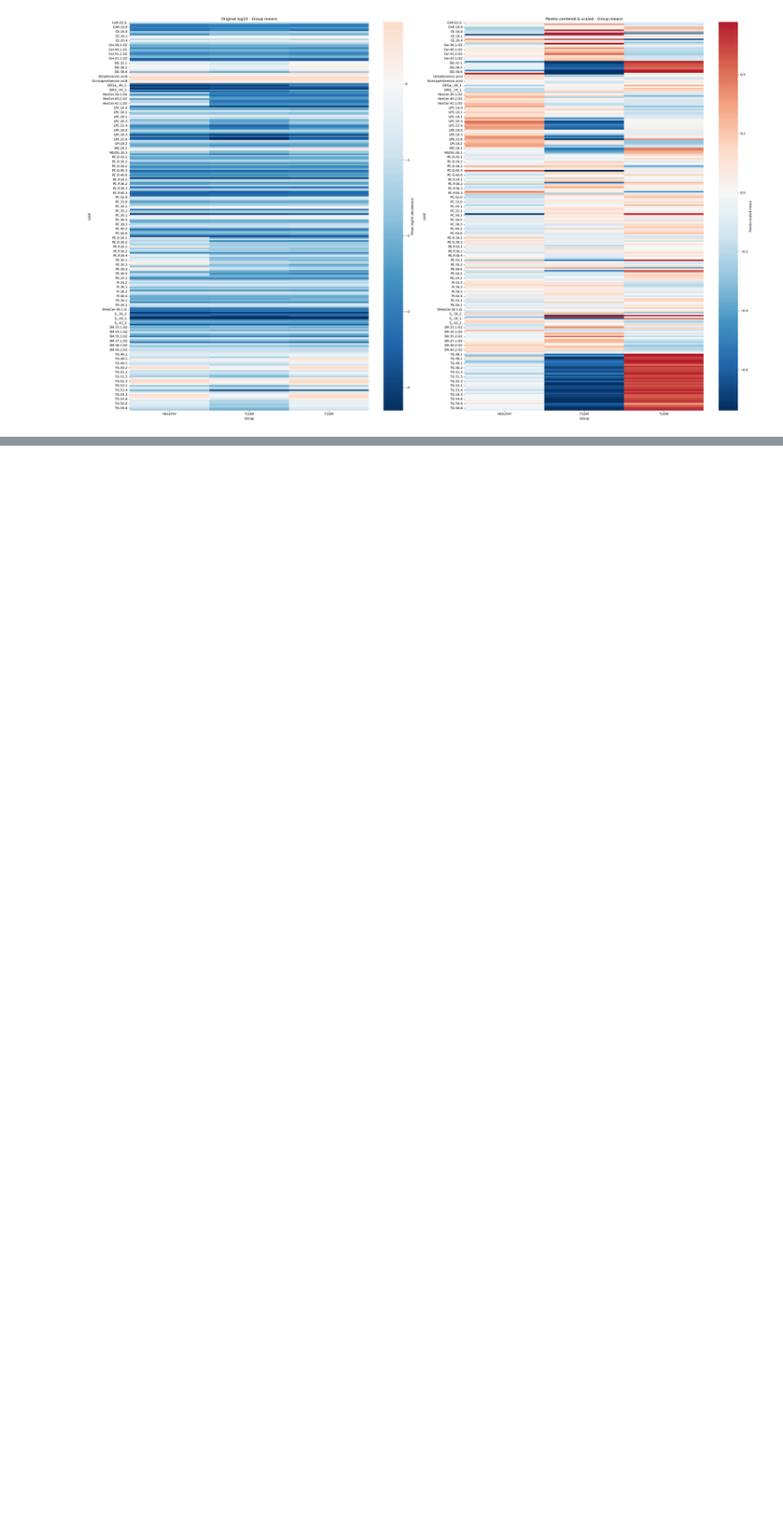
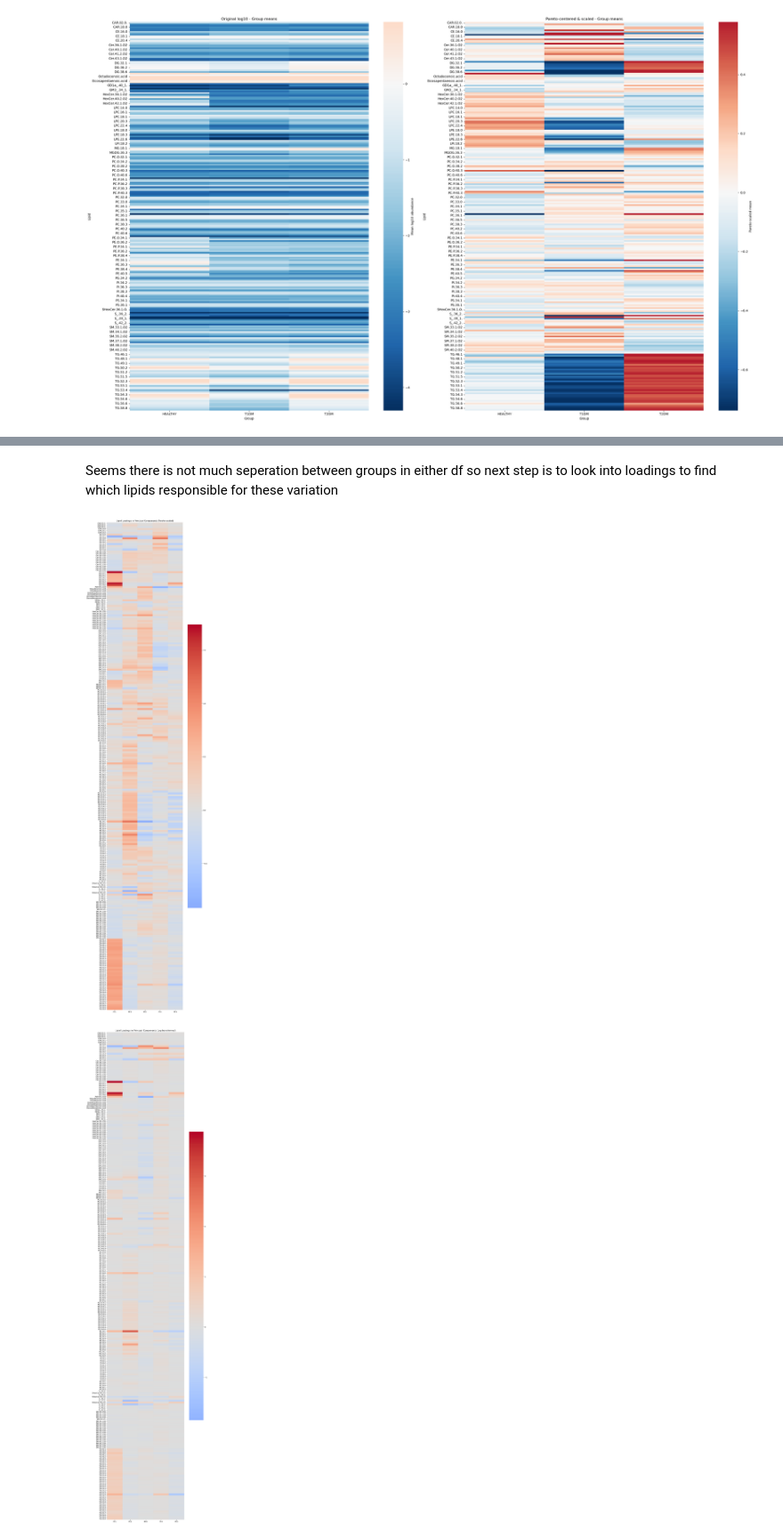
Before and after one commit to hafarah/Targeted_Lipidomics_Pancreas, a Jupyter notebook: Data_cleaning_transformation.ipynb, the cells around one changed output, grey strips where cells are left out. Shown at 89% size. Cells and saved outputs as stored; diff of their text form; code cells hidden in the pictures; blank space fills up the shorter version.

```diff
--- a/Data_cleaning_transformation.ipynb
+++ b/Data_cleaning_transformation.ipynb
@@ -548,0 +702,36 @@ principalComponentsParetoDf.head()
+# %% [markdown]
+Seems there is not much seperation between groups in either df so next step is to look into loadings to find which lipids responsible for these variation
+# %%
+# For Pareto-scaled PCA
+loadingsPareto = pca_pareto.components_.T * np.sqrt(pca_pareto.explained_variance_)
+# print("Loadings (Pareto-scaled):")
+# print(loadingsPareto)
+
+# Get feature names (lipid names)
+featureNames = lipidMatrixParetoOnly.columns
+
+# Heatmap for first 5 PCs (or adjust to however many you want)
+plt.figure(figsize=(10, 40))
+sns.heatmap(loadingsPareto[:, :5], annot=False, cmap='coolwarm',
+            xticklabels=['PC1', 'PC2', 'PC3', 'PC4', 'PC5'],
+            yticklabels=featureNames, center=0)
+plt.title('Lipid Loadings in Principal Components (Pareto-scaled)')
+plt.tight_layout()
+plt.show()
+
+# For Log-transformed PCA
+loadingsLog = pca_OriginalLog.components_.T * np.sqrt(pca_OriginalLog.explained_variance_)
+# print("\nLoadings (Log-transformed):")
+# print(loadingsLog)
+
+plt.figure(figsize=(10, 40))
+sns.heatmap(loadingsLog[:, :5], annot=False, cmap='coolwarm',
+            xticklabels=['PC1', 'PC2', 'PC3', 'PC4', 'PC5'],
+            yticklabels=featureNames, center=0)
+plt.title('Lipid Loadings in Principal Components (Log-transformed)')
+plt.tight_layout()
+plt.show()
+plt.close()
+# %% [output]
+[figure, added]
+[figure, added]
```
Also changed, not shown: parts of 5 cells of this notebook.
